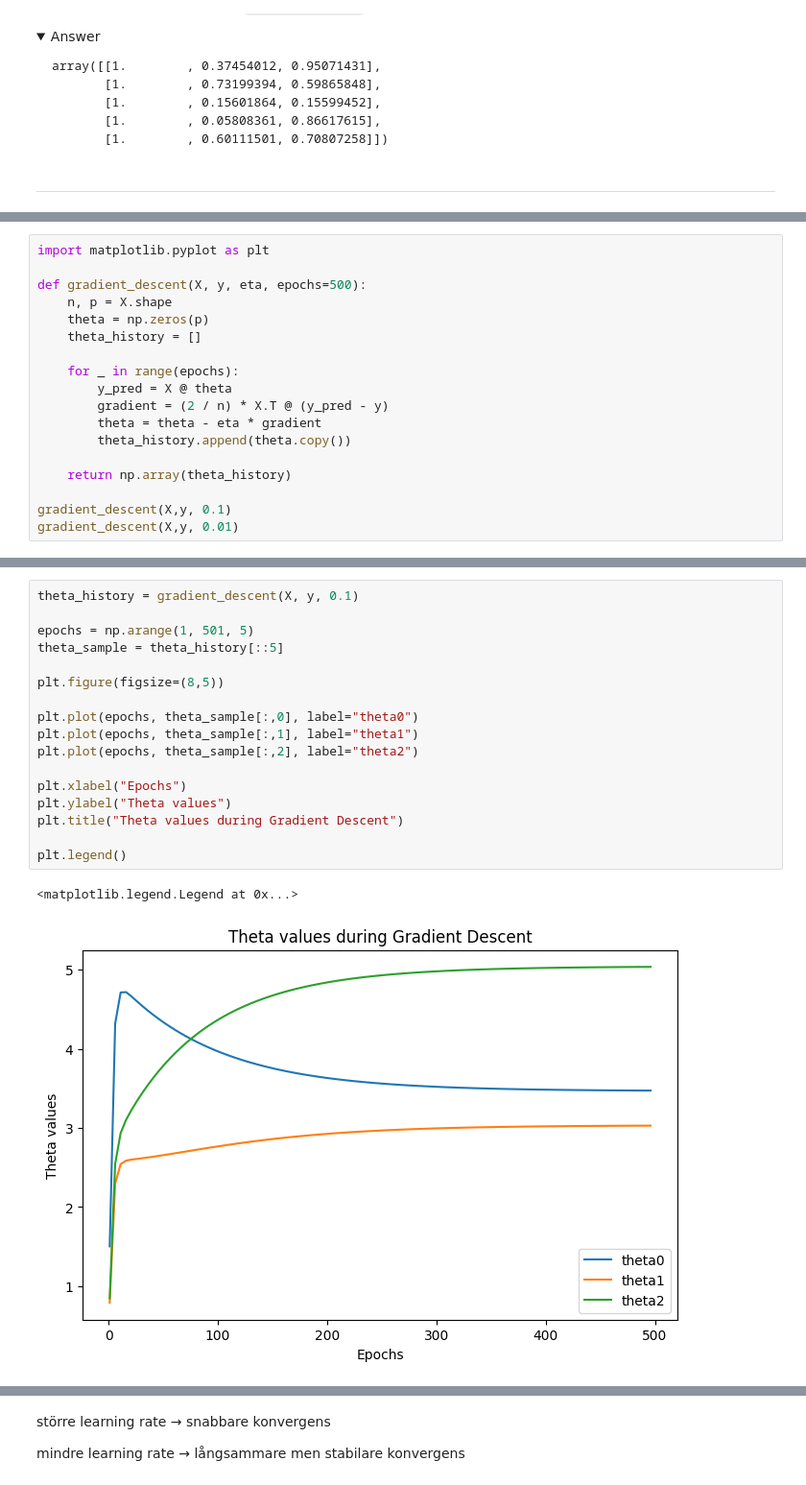
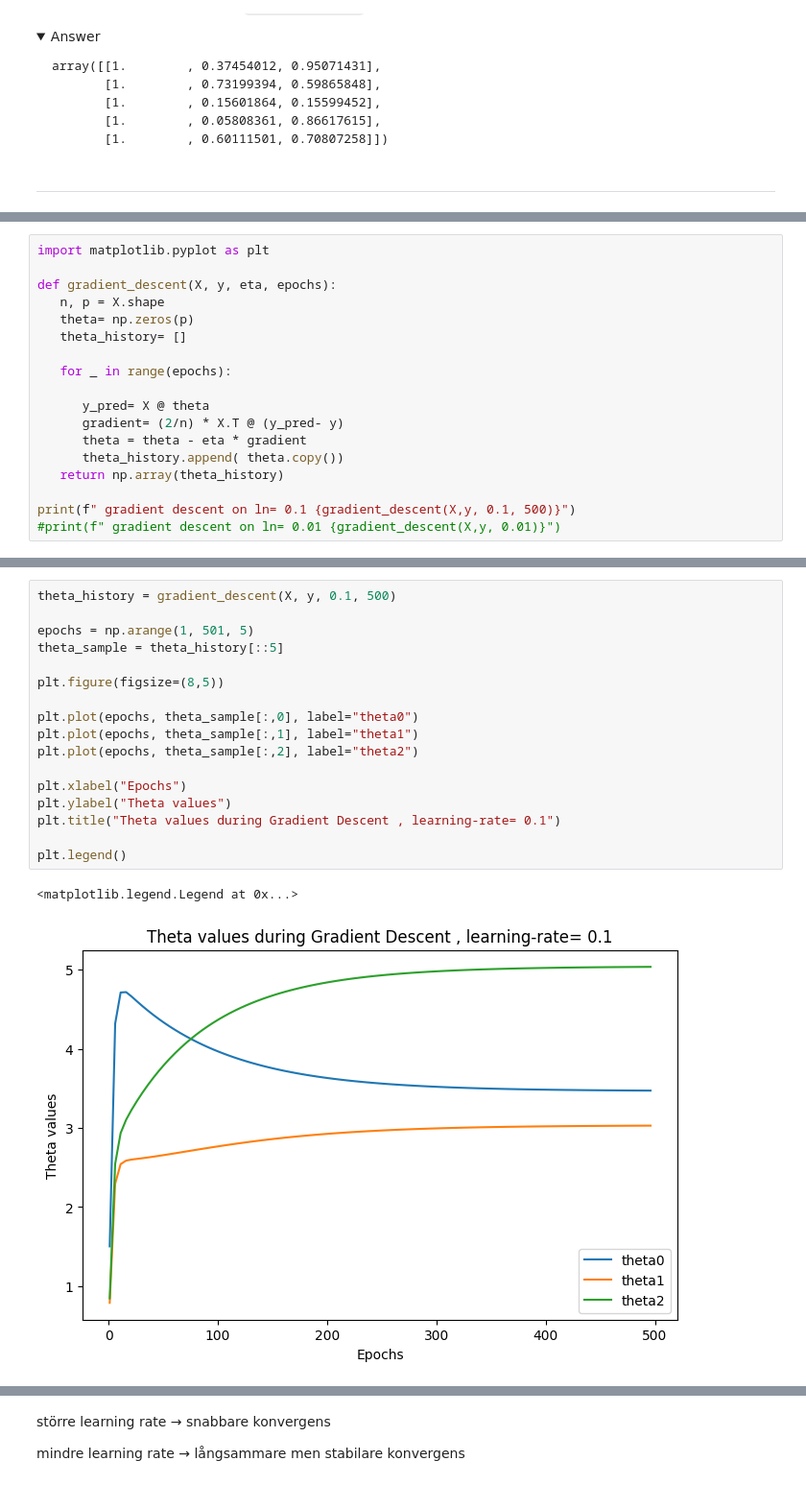
Before and after one commit to nouralahmad89-crypto/Machine-Learning-Nour-Alahmad, a Jupyter notebook: Exercises/E02_gradient_descent.ipynb, the cells around one changed output, grey strips where cells are left out. Shown at 96% size. Drawn from its saved outputs; the diff is of its cells as text; folded sections open.

```diff
--- a/Exercises/E02_gradient_descent.ipynb
+++ b/Exercises/E02_gradient_descent.ipynb
@@ -123,19 +127,19 @@ b)
 # %%
 import matplotlib.pyplot as plt
 
-def gradient_descent(X, y, eta, epochs=500):
-    n, p = X.shape
-    theta = np.zeros(p)
-    theta_history = []
+def gradient_descent(X, y, eta, epochs):
+   n, p = X.shape
+   theta= np.zeros(p)
+   theta_history= []
 
-    for _ in range(epochs):
-        y_pred = X @ theta
-        gradient = (2 / n) * X.T @ (y_pred - y)
-        theta = theta - eta * gradient
-        theta_history.append(theta.copy())
+   for _ in range(epochs):
 
-    return np.array(theta_history)
+      y_pred= X @ theta
+      gradient= (2/n) * X.T @ (y_pred- y)
+      theta = theta - eta * gradient
+      theta_history.append( theta.copy())
+   return np.array(theta_history)
 
-gradient_descent(X,y, 0.1)
-gradient_descent(X,y, 0.01)
+print(f" gradient descent on ln= 0.1 {gradient_descent(X,y, 0.1, 500)}")
+#print(f" gradient descent on ln= 0.01 {gradient_descent(X,y, 0.01)}")
 # %% [output]
@@ -149,23 +153,23 @@ array([[0.15021801, 0.07888926, 0.08459247],
 # %%
-theta_history = gradient_descent(X, y, 0.1)
+theta_history = gradient_descent(X, y, 0.1, 500)
 
 epochs = np.arange(1, 501, 5)
 theta_sample = theta_history[::5]
 
 plt.figure(figsize=(8,5))
 
 plt.plot(epochs, theta_sample[:,0], label="theta0")
 plt.plot(epochs, theta_sample[:,1], label="theta1")
 plt.plot(epochs, theta_sample[:,2], label="theta2")
 
 plt.xlabel("Epochs")
 plt.ylabel("Theta values")
-plt.title("Theta values during Gradient Descent")
+plt.title("Theta values during Gradient Descent , learning-rate= 0.1")
 
 plt.legend()
 # %% [output]
 <matplotlib.legend.Legend at 0x...>
-[figure, old version]
+[figure, new version]
 # %%
 theta_history= gradient_descent(X,y,0.01, 5000)
 epochs= np.arange(1,5001,20)
```
Also changed, not shown: parts of 5 cells of this notebook.
